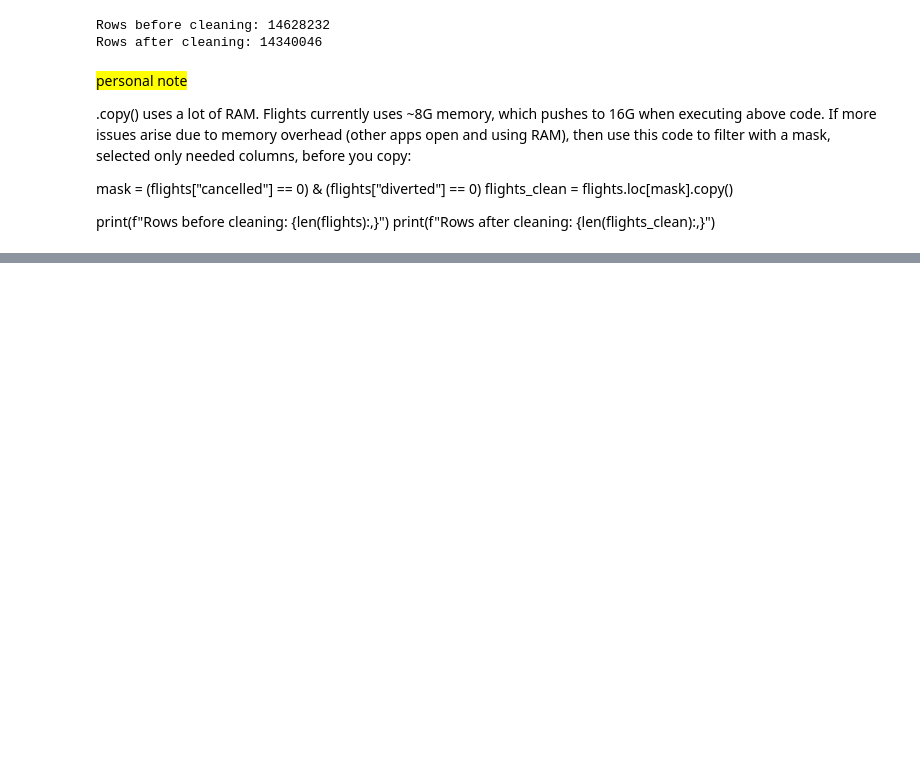
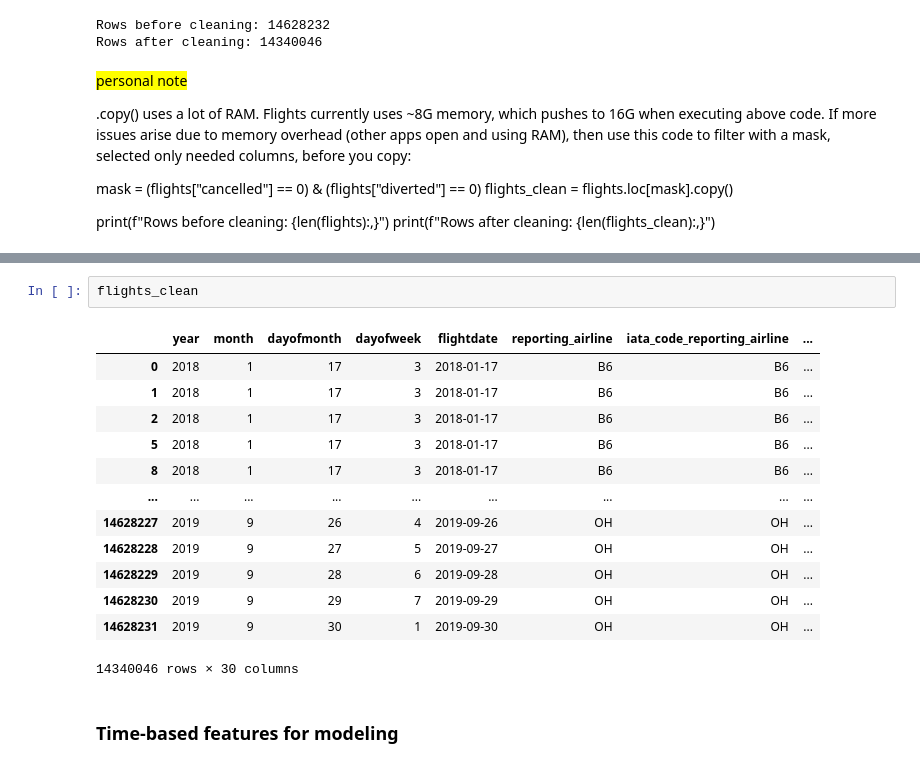
Before and after one commit to ambermocalis/flightops_logistics_analytics, a Jupyter notebook: notebooks/data_load_clean.ipynb, the cells around one changed output, grey strips where cells are left out. Cells and saved outputs as stored; diff of their text form; blank space fills up the shorter version.

```diff
--- a/notebooks/data_load_clean.ipynb
+++ b/notebooks/data_load_clean.ipynb
@@ -181,0 +174,18 @@ gc.collect()
+# %%
+flights_clean
+# %% [output]
+|  | year | month | dayofmonth | dayofweek | flightdate | reporting_airline | iata_code_reporting_airline | ... |
+| 0 | 2018 | 1 | 17 | 3 | 2018-01-17 | B6 | B6 | ... |
+| 1 | 2018 | 1 | 17 | 3 | 2018-01-17 | B6 | B6 | ... |
+| 2 | 2018 | 1 | 17 | 3 | 2018-01-17 | B6 | B6 | ... |
+| 5 | 2018 | 1 | 17 | 3 | 2018-01-17 | B6 | B6 | ... |
+| 8 | 2018 | 1 | 17 | 3 | 2018-01-17 | B6 | B6 | ... |
+| ... | ... | ... | ... | ... | ... | ... | ... | ... |
+| 14628227 | 2019 | 9 | 26 | 4 | 2019-09-26 | OH | OH | ... |
+| 14628228 | 2019 | 9 | 27 | 5 | 2019-09-27 | OH | OH | ... |
+| 14628229 | 2019 | 9 | 28 | 6 | 2019-09-28 | OH | OH | ... |
+| 14628230 | 2019 | 9 | 29 | 7 | 2019-09-29 | OH | OH | ... |
+| 14628231 | 2019 | 9 | 30 | 1 | 2019-09-30 | OH | OH | ... |
+14340046 rows × 30 columns
+# %% [markdown]
+### Time-based features for modeling
```
Also changed, not shown: parts of 31 cells of this notebook, 1 other file.
